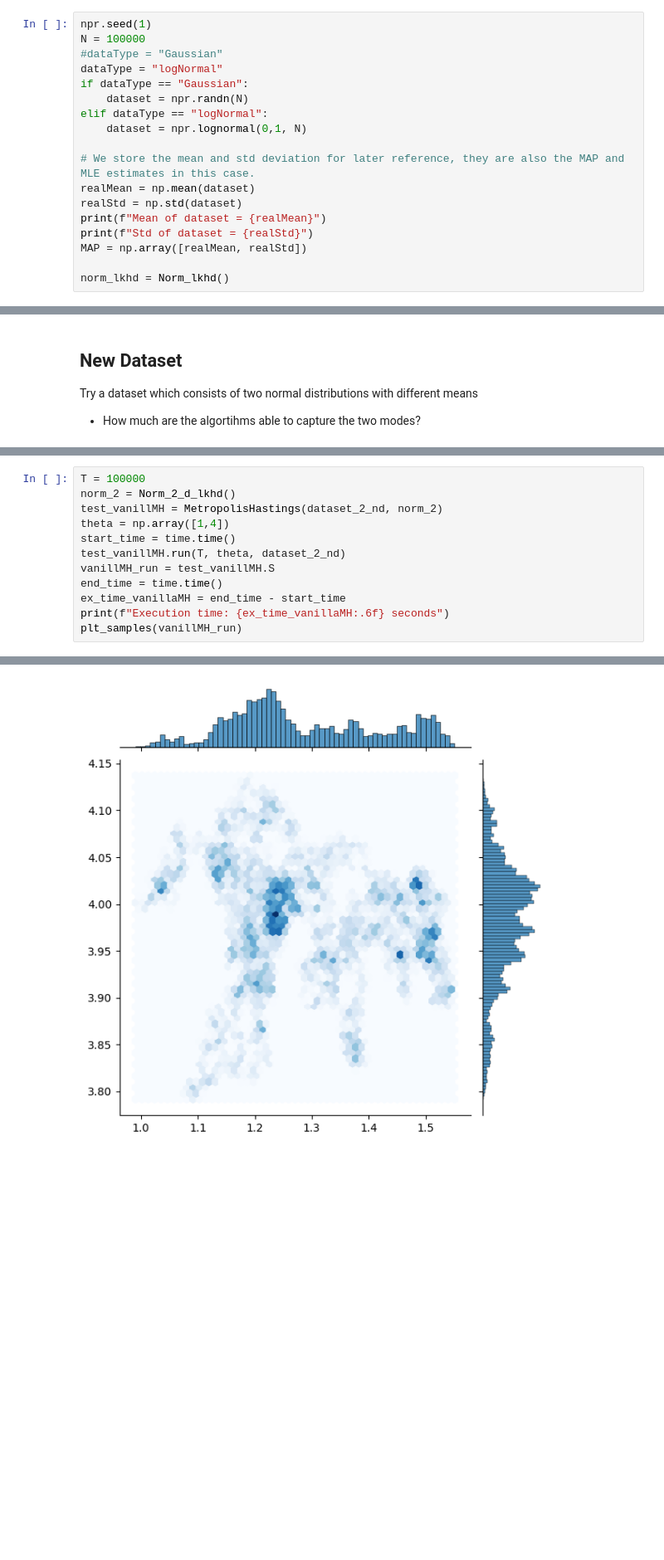
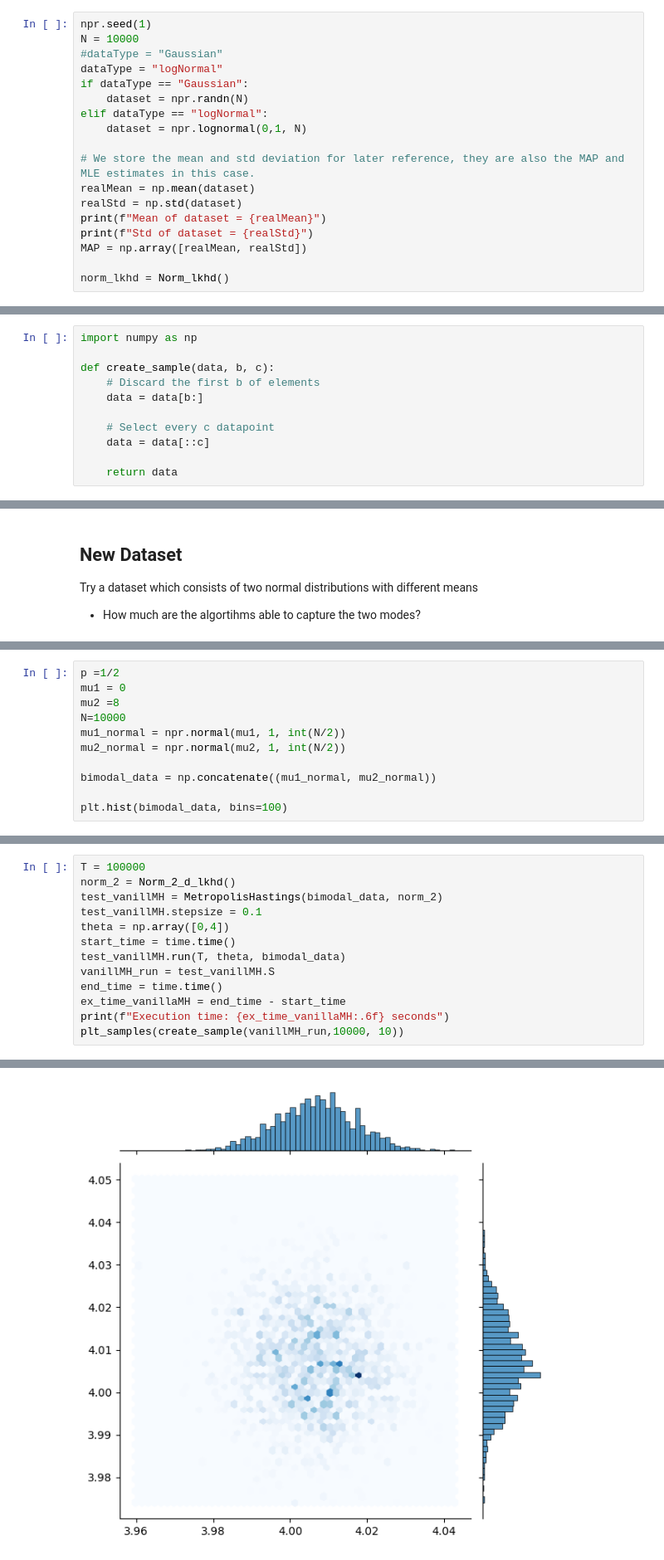
Before and after one commit to fnnrth/bt_MCMC_big_data, a Jupyter notebook: Main.ipynb, the cells around one changed output, grey strips where cells are left out. Shown: that part at 83% size. Saved outputs shown, nothing was run; the diff lists cells and outputs as text; blank space fills up the shorter version.

```diff
--- a/Main.ipynb
+++ b/Main.ipynb
@@ -13,7 +13,7 @@ from likelihood_functions import Norm_lkhd
 from likelihood_functions import Norm_2_d_lkhd
 # %%
 npr.seed(1)
-N = 100000
+N = 10000
 #dataType = "Gaussian"
 dataType = "logNormal"
 if dataType == "Gaussian":
@@ -59,6 +59,17 @@ def compute_bvm(data):
     bvm = norm(loc=mean, scale=se)
 
     return bvm
+# %%
+import numpy as np
+
+def create_sample(data, b, c):
+    # Discard the first b of elements
+    data = data[b:]
+
+    # Select every c datapoint
+    data = data[::c]
+
+    return data
 # %% [markdown]
 ## VanillaMH
 # %%
@@ -204,0 +211,11 @@ plt.hist(dataset_2_nd, bins=100)
+# %%
+p =1/2
+mu1 = 0
+mu2 =8
+N=10000
+mu1_normal = npr.normal(mu1, 1, int(N/2))
+mu2_normal = npr.normal(mu2, 1, int(N/2))
+
+bimodal_data = np.concatenate((mu1_normal, mu2_normal))
+
+plt.hist(bimodal_data, bins=100)
@@ -205,13 +241,14 @@ plt.hist(dataset_2_nd, bins=100)
 # %%
 T = 100000
 norm_2 = Norm_2_d_lkhd()
-test_vanillMH = MetropolisHastings(dataset_2_nd, norm_2)
-theta = np.array([1,4])
+test_vanillMH = MetropolisHastings(bimodal_data, norm_2)
+test_vanillMH.stepsize = 0.1
+theta = np.array([0,4])
 start_time = time.time()
-test_vanillMH.run(T, theta, dataset_2_nd)
+test_vanillMH.run(T, theta, bimodal_data)
 vanillMH_run = test_vanillMH.S
 end_time = time.time()
 ex_time_vanillaMH = end_time - start_time
 print(f"Execution time: {ex_time_vanillaMH:.6f} seconds")
-plt_samples(vanillMH_run)
+plt_samples(create_sample(vanillMH_run,10000, 10))
 # %% [output]
@@ -219 +256 @@ Execution time: 199.258001 seconds
-[figure, old version]
+[figure, new version]
```
Also changed, not shown: parts of 7 cells of this notebook, 3 other files.
